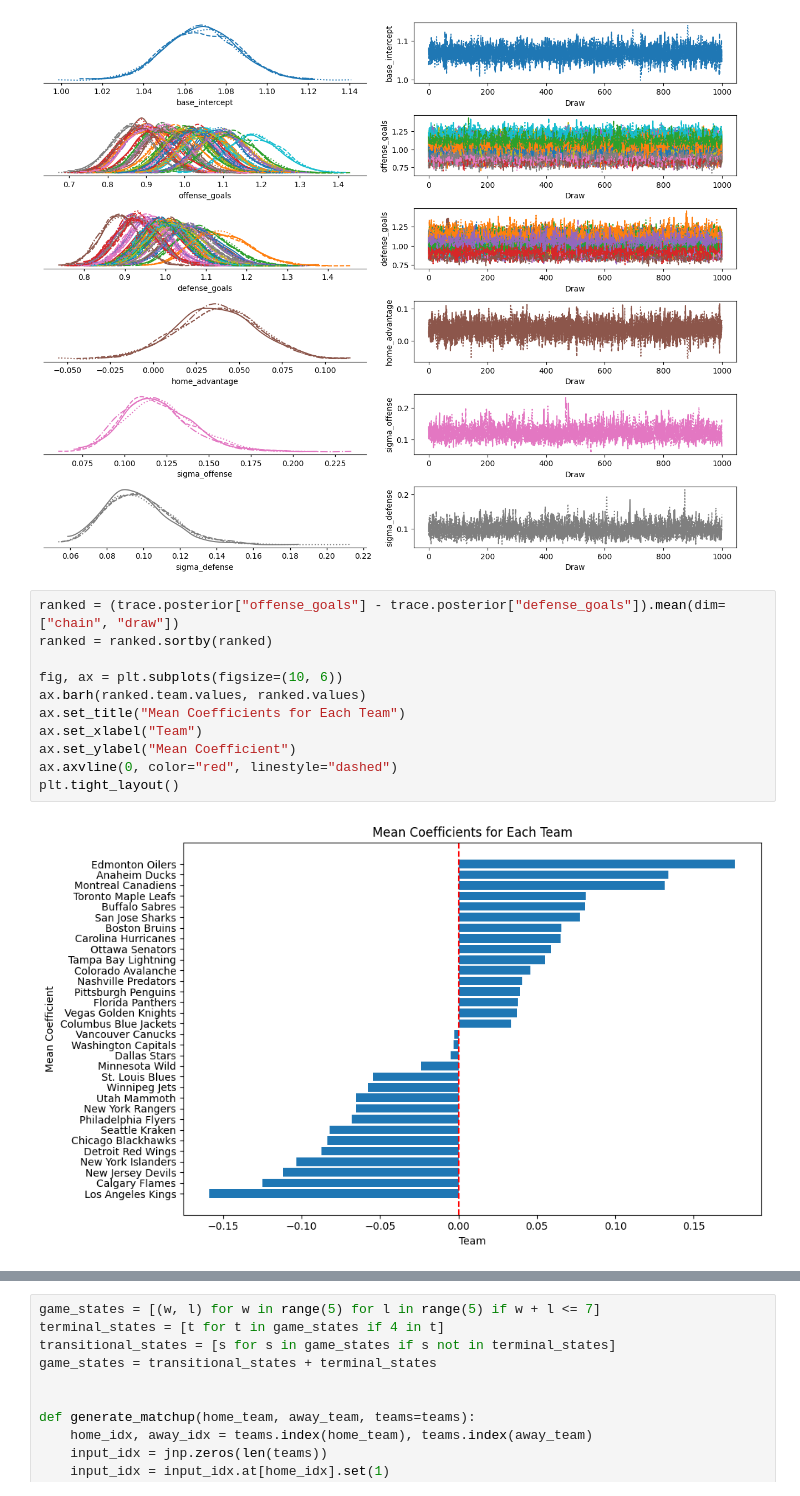
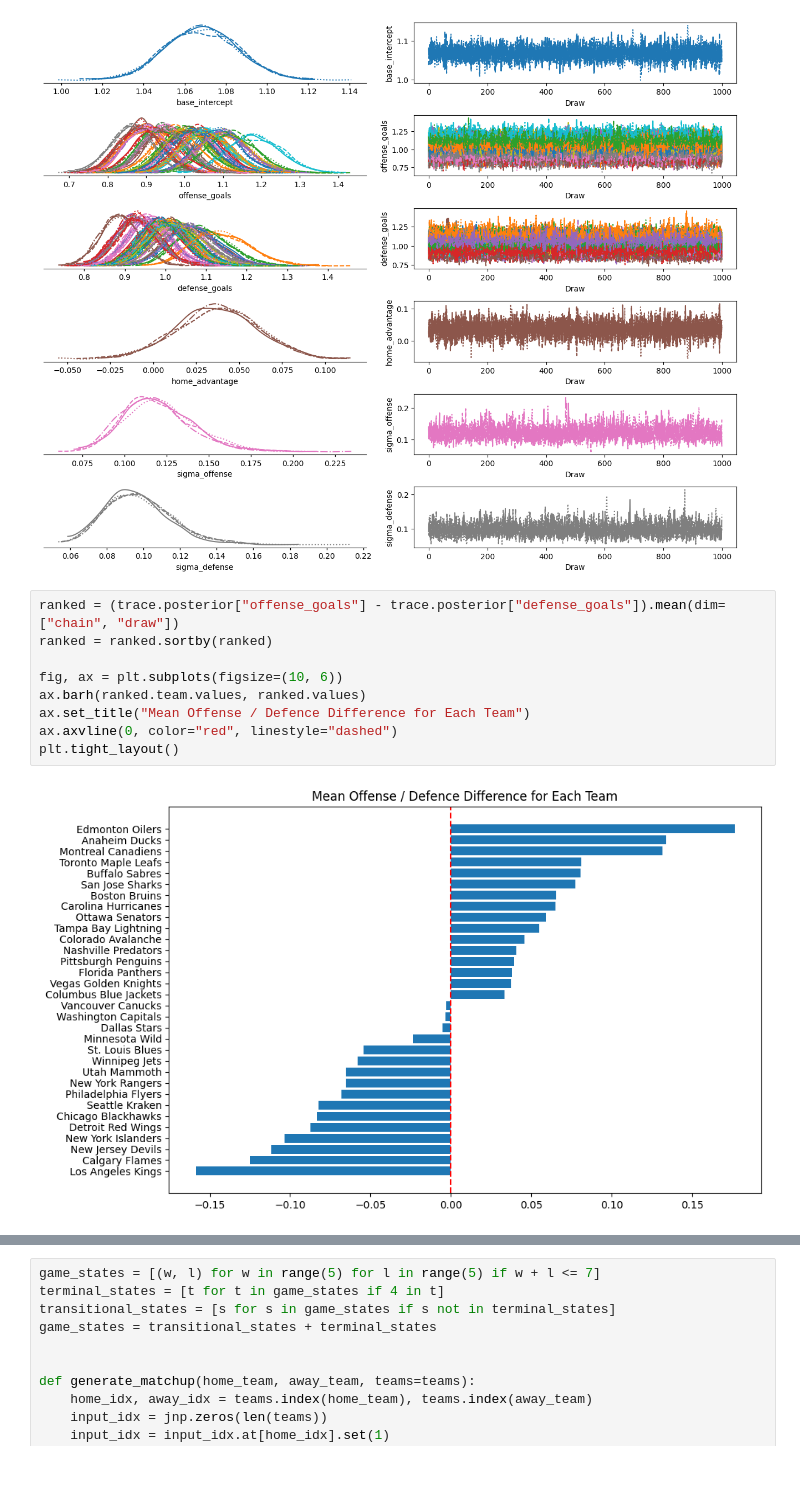
Before and after one commit to mcanearm/hockey, a Jupyter notebook: model.ipynb, the cells around one changed output, grey strips where cells are left out. Saved outputs shown, nothing was run; the diff lists cells and outputs as text.

```diff
--- a/model.ipynb
+++ b/model.ipynb
@@ -216,16 +173,14 @@ plt.tight_layout()
 # %%
 ranked = (trace.posterior["offense_goals"] - trace.posterior["defense_goals"]).mean(dim=["chain", "draw"])
 ranked = ranked.sortby(ranked)
 
 fig, ax = plt.subplots(figsize=(10, 6))
 ax.barh(ranked.team.values, ranked.values)
-ax.set_title("Mean Coefficients for Each Team")
-ax.set_xlabel("Team")
-ax.set_ylabel("Mean Coefficient")
+ax.set_title("Mean Offense / Defence Difference for Each Team")
 ax.axvline(0, color="red", linestyle="dashed")
 plt.tight_layout()
 # %% [output]
-[figure, old version]
+[figure, new version]
 # %%
 from numpyro.infer import Predictive
 
```
Also changed, not shown: parts of 5 cells of this notebook.
